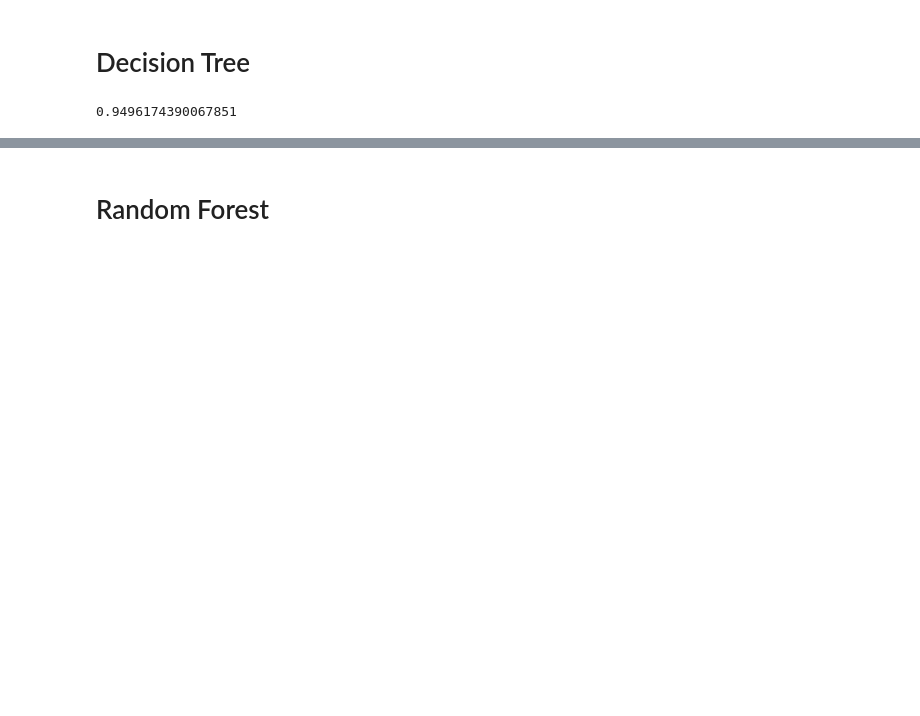
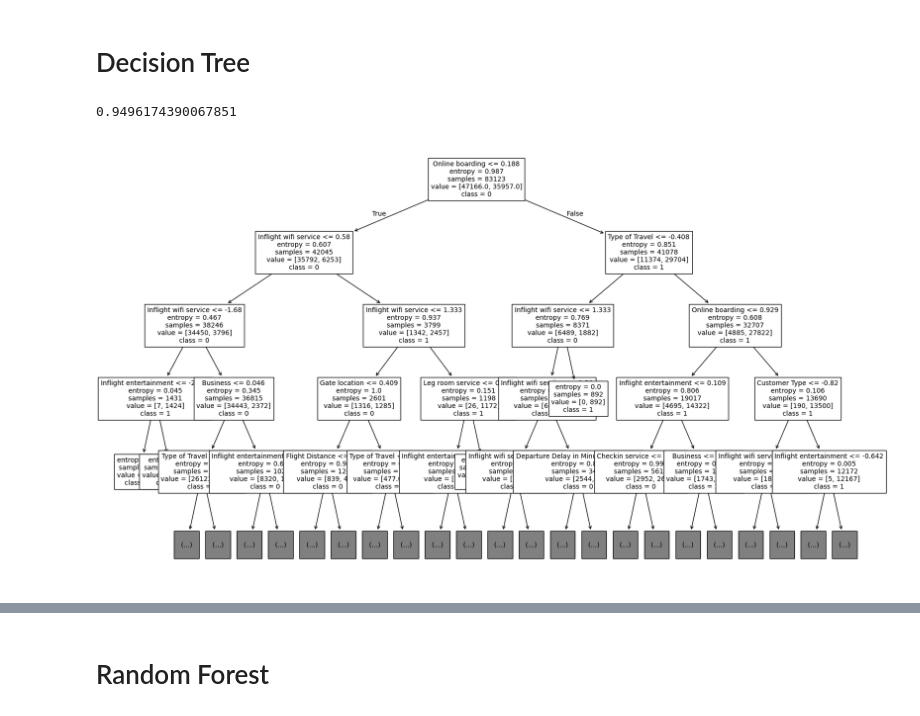
Before and after one commit to AndreeaGherghescu/ml-flight-satisfaction, a Jupyter notebook: Flight_satisfaction.ipynb, the cells around one changed output, grey strips where cells are left out. Cells and saved outputs as stored; diff of their text form; code cells hidden in the pictures; blank space fills up the shorter version.

```diff
--- a/Flight_satisfaction.ipynb
+++ b/Flight_satisfaction.ipynb
@@ -488,3 +488,8 @@ y_pred = clf.predict(X_test)
 accuracy_score(y_test, y_pred)
 # %% [output]
 0.9496174390067851
+# %%
+plt.figure(figsize=(20,12))
+tree = tree.plot_tree(clf, fontsize=10, feature_names=feature_names, class_names=[str(cls) for cls in clf.classes_], max_depth=4)
+# %% [output]
+[figure, added]
```
Also changed, not shown: parts of 3 cells of this notebook, 1 other file.
